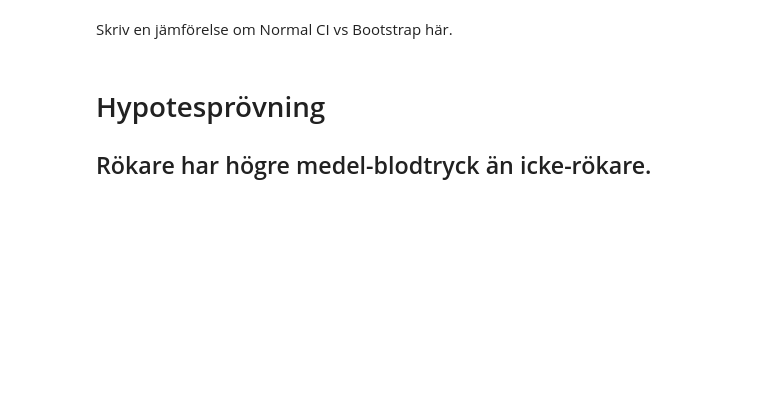
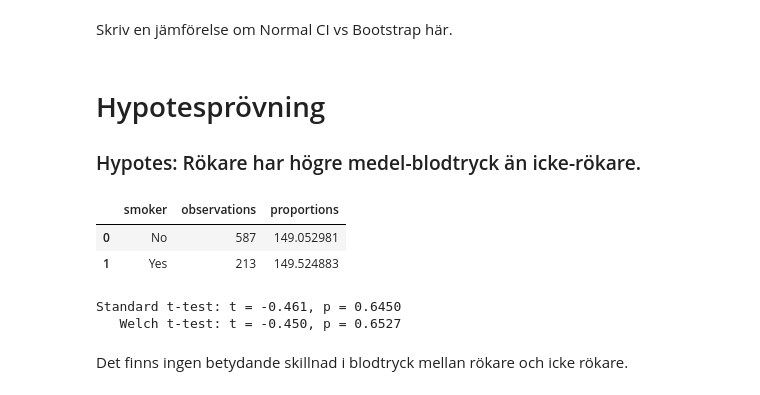
Before and after one commit to elinwahlgren/Halsostudie, a Jupyter notebook: report.ipynb, the cells around one changed output. Cells and saved outputs as stored; diff of their text form; code cells hidden in the pictures; blank space fills up the shorter version.

Commit message:
Lagt til hypotesprövning 'Rökare har högre blodtyryck'

```diff
--- a/report.ipynb
+++ b/report.ipynb
@@ -249,4 +249,31 @@ cov_normal, cov_boot
 Skriv en jämförelse om Normal CI vs Bootstrap här.
 # %% [markdown]
 # Hypotesprövning
-## Rökare har högre medel-blodtryck än icke-rökare.
+### Hypotes: Rökare har högre medel-blodtryck än icke-rökare.
+# %%
+smoke_summary = df.groupby("smoker")["systolic_bp"].agg(
+    observations = "count",
+    proportions = "mean"
+).reset_index()
+
+display(smoke_summary)
+# %% [output]
+|  | smoker | observations | proportions |
+| 0 | No | 587 | 149.052981 |
+| 1 | Yes | 213 | 149.524883 |
+# %%
+from scipy import stats
+
+non_smoker = df.loc[df.smoker == "No", "systolic_bp"].values
+is_smoker = df.loc[df.smoker == "Yes", "systolic_bp"].values
+
+t_stat, p_val = stats.ttest_ind(non_smoker, is_smoker, equal_var=True)
+t_stat_w, p_val_w = stats.ttest_ind(non_smoker, is_smoker, equal_var=False)
+
+print(f"Standard t-test: t = {t_stat:.3f}, p = {p_val:.4f}")
+print(f"   Welch t-test: t = {t_stat_w:.3f}, p = {p_val_w:.4f}")
+# %% [output]
+Standard t-test: t = -0.461, p = 0.6450
+   Welch t-test: t = -0.450, p = 0.6527
+# %% [markdown]
+Det finns ingen betydande skillnad i blodtryck mellan rökare och icke rökare.
```
Also changed, not shown: parts of 4 cells of this notebook.
